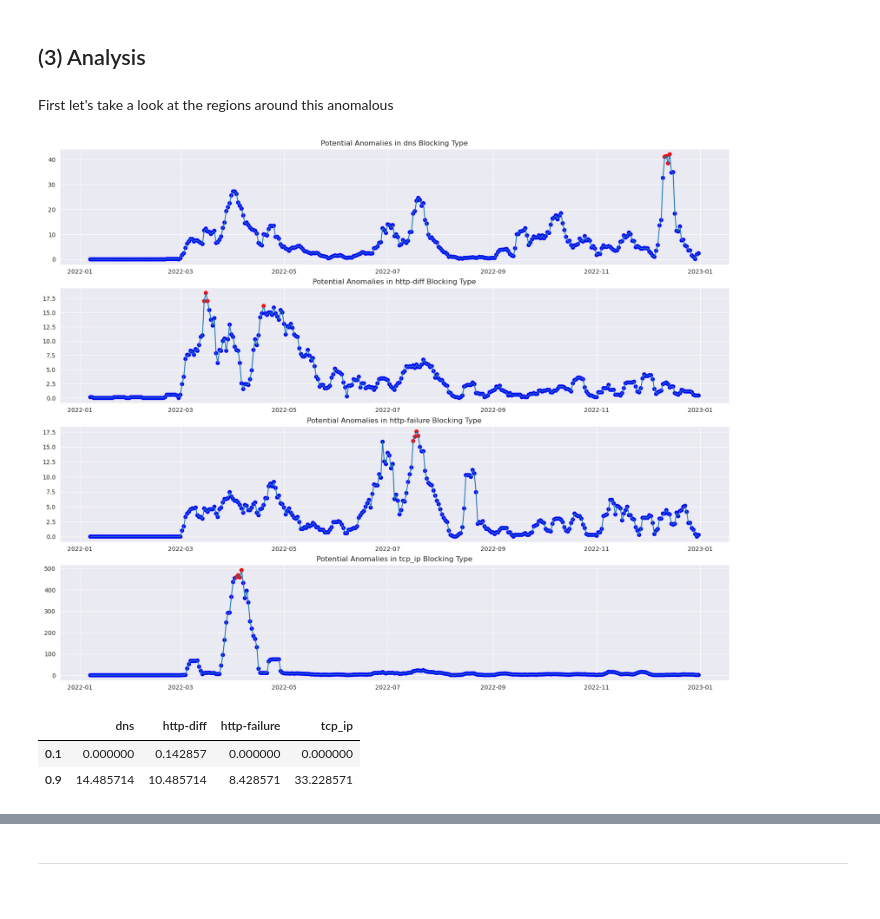
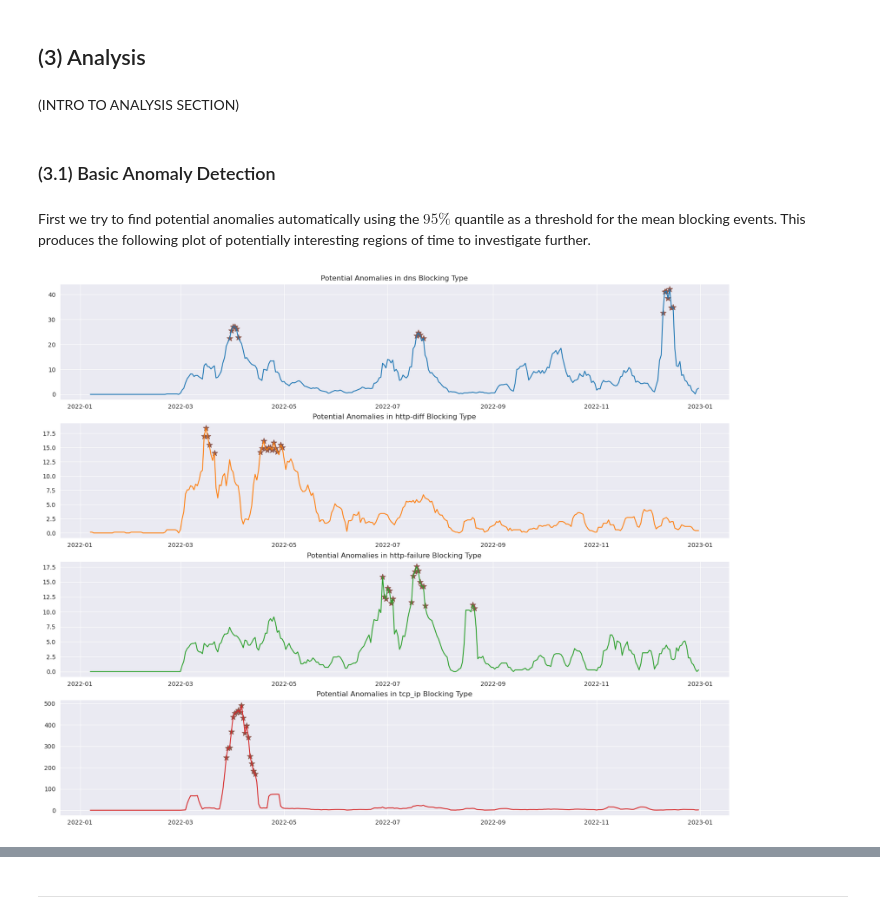
Before and after one commit to mdushkoff/OONI_DataAnalysis, a Jupyter notebook: src/FullAnalysis.ipynb, the cells around one changed output, grey strips where cells are left out. Cells and saved outputs as stored; diff of their text form; code cells hidden in the pictures.

Commit message:
Added more analysis

```diff
--- a/src/FullAnalysis.ipynb
+++ b/src/FullAnalysis.ipynb
@@ -35,7 +36,7 @@ sns.set_palette('tab10')
 palette = sns.color_palette()
 # %%
 # Data paths
-base_dir = '../../../Data/'
+base_dir = '../../Data/'
 hr_dir = os.path.join(base_dir, 'HR', 'processed')
 hr_years = ['2021', '2022', '2023']
 np_dir = os.path.join(base_dir, 'NP', 'processed')
@@ -182,6 +183,8 @@ k=7
 totals = {country : { year : {} for year in blocking_events[country] } for country in blocking_events}
 means = {country : { year : {} for year in blocking_events[country] } for country in blocking_events}
 stds = {country : { year : {} for year in blocking_events[country] } for country in blocking_events}
+quarts = {country : { year : {} for year in blocking_events[country] } for country in blocking_events}
+quants = {country : { year : {} for year in blocking_events[country] } for country in blocking_events}
 for country in blocking_events:
     for year in blocking_events[country]:
         for event_type in blocking_events[country][year]:
@@ -194,6 +197,8 @@ for country in blocking_events:
             totals[country][year][event_type] = tmp.copy().reindex(date_range, fill_value=0).rolling(window=k).sum().dropna()
             means[country][year][event_type] = tmp.copy().reindex(date_range, fill_value=0).rolling(window=k).mean().dropna()
             stds[country][year][event_type] = tmp.copy().reindex(date_range, fill_value=0).rolling(window=k).std().dropna()
+            quarts[country][year][event_type] = tmp.copy().reindex(date_range, fill_value=0).rolling(window=k).mean().quantile([0.25, 0.75]).dropna()
+            quants[country][year][event_type] = tmp.copy().reindex(date_range, fill_value=0).rolling(window=k).mean().quantile([0.01, 0.1, 0.9, 0.99]).dropna()
 # %%
 # Calculate fractional events
 fracs = {country : { year : {} for year in totals[country] } for country in totals}
@@ -339,8 +352,12 @@ After some exploration however, we found that the OONI dataset did not contain t
 ----
 # %% [markdown]
 ## (3) Analysis
+# %% [markdown]
+(INTRO TO ANALYSIS SECTION)
+# %% [markdown]
+### (3.1) Basic Anomaly Detection
 # %% [markdown]
-First let's take a look at the regions around this anomalous
+First we try to find potential anomalies automatically using the $95\%$ quantile as a threshold for the mean blocking events.  This produces the following plot of potentially interesting regions of time to investigate further.
 # %%
 # Get the data of interest
 country = 'hr'
@@ -357,34 +374,26 @@ s = s.reindex(sorted(s.columns), axis=1)
 s = s.drop('False', axis=1)
 # %%
 # Perform IQR checks on the mean
-iqr = m.quantile([0.01, 0.99])
+iqr = m.quantile([0.05, 0.95])
 lb = iqr.iloc[0]
 ub = iqr.iloc[1]
 
 # Check for anomalies outside of ranges
 au = (m > ub)
 al = (m < lb)
 
-# Get color values
-color = au.replace({True: 'red', False: 'blue'})
+# Plot anomalies
+plt.figure(figsize=(20, 4*len(m.columns)))
+for i, c in enumerate(m.columns):
+    # Get color values
+    #color = au[c].apply(lambda x: palette[len(m.columns)+1] if x is True else palette[i])
+    anom = m[au]
 
-# Plot anomalies
-#plt.rcParams['figure.figsize'] = [20, 5]
-plt.figure(figsize=(20, 4*len(m.columns)))
-#fig = plt.figure(figsize=(20, 4*len(m.columns)))
-#gs = fig.add_gridspec(len(m.index), , hspace=0.2, wspace=0.2)
-#axs = fig.subplots(sharey='row')
-for i, c in enumerate(m.columns):
+    # Plot
     plt.subplot(len(m.columns), 1, i+1)
-    plt.plot(m[c], label=c)
-    plt.scatter(m.index, m[c], color=color[c])
+    plt.plot(m[c], label=c, color=palette[i])
+    plt.scatter(anom.index, anom[c], s=100, color=palette[len(m.columns)+1], marker='*')
     plt.title(f'Potential Anomalies in {c} Blocking Type')
 plt.show()
 # %% [output]
-[figure, old version]
+[figure, new version]
-# %%
-iqr
-# %% [output]
-|  | dns | http-diff | http-failure | tcp_ip |
-| 0.1 | 0.000000 | 0.142857 | 0.000000 | 0.000000 |
-| 0.9 | 14.485714 | 10.485714 | 8.428571 | 33.228571 |
```
Also changed, not shown: parts of 12 cells of this notebook.
